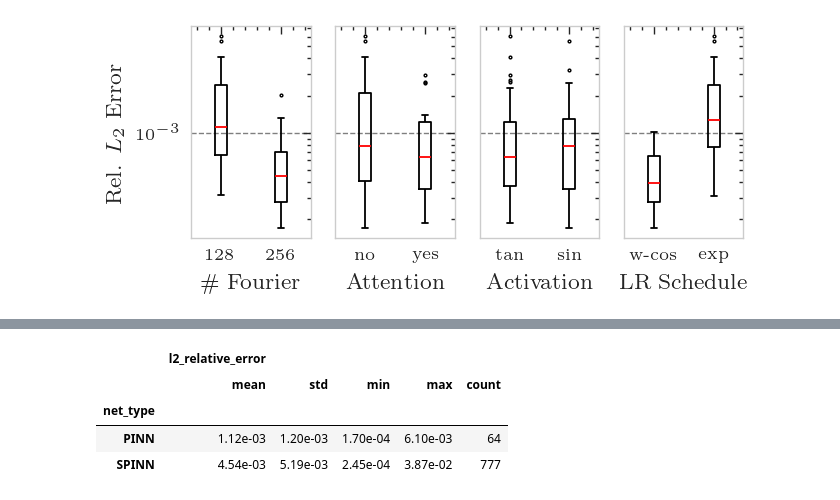
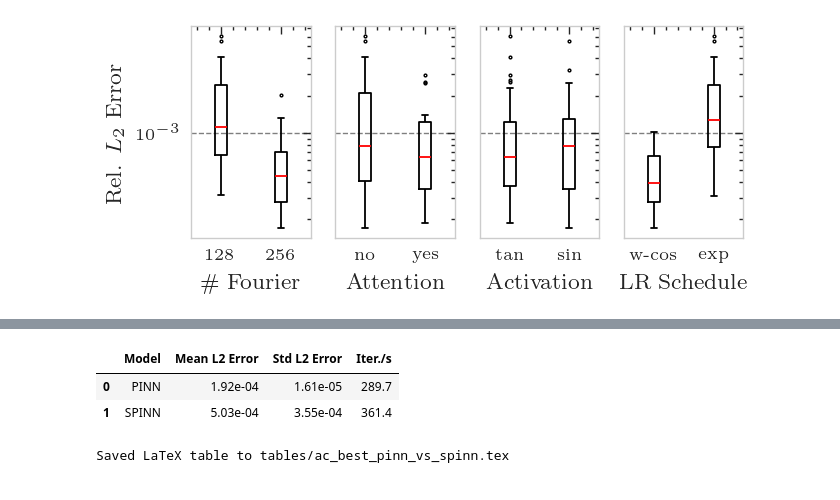
Before and after one commit to bonneted/PhD, a Jupyter notebook: chapters/III_ImprovingPINNs/05_improving_spinn_ac.ipynb, the cells around one changed output, grey strips where cells are left out. Saved outputs shown, nothing was run; the diff lists cells and outputs as text; code cells hidden in the pictures.

```diff
--- a/chapters/III_ImprovingPINNs/05_improving_spinn_ac.ipynb
+++ b/chapters/III_ImprovingPINNs/05_improving_spinn_ac.ipynb
@@ -1068,14 +848,31 @@ display(
-# %%
-display(
-    runs_df.groupby(["net_type"]).agg({'l2_relative_error': ['mean', 'std', 'min', 'max', 'count']})
-    .style
-    .background_gradient(cmap="Greens_r", subset=[('l2_relative_error', 'mean'), ('l2_relative_error', 'min'), ('l2_relative_error', 'max')])
-    .background_gradient(cmap="Reds", subset=[('l2_relative_error', 'std')])
-    .format("{:.2e}", subset=[('l2_relative_error', 'mean'), ('l2_relative_error', 'std'), ('l2_relative_error', 'min'), ('l2_relative_error', 'max')])
-)
-# %% [output]
-|  | l2_relative_error |  |  |  |  |
-|  | mean | std | min | max | count |
-| net_type |  |  |  |  |  |
-| PINN | 1.12e-03 | 1.20e-03 | 1.70e-04 | 6.10e-03 | 64 |
-| SPINN | 4.54e-03 | 5.19e-03 | 2.45e-04 | 3.87e-02 | 777 |
+# %%
+df_all = pd.concat([df_pinn, df_spinn], ignore_index=True)
+hp_cols = [c for c in ["net_type", "mlp_type", "activations", "n_fourier_features", "rank", "SA", "lr_decay", "n_iter"] if c in df_all.columns]
+
+agg_all = (df_all.groupby(hp_cols)
+    .agg(mean_l2=("l2_relative_error", "mean"), std_l2=("l2_relative_error", "std"),
+         iter_per_sec=("iterations_per_sec", "mean"), count=("l2_relative_error", "count"))
+    .reset_index())
+
+best_per_type = agg_all.loc[agg_all.groupby("net_type")["mean_l2"].idxmin()]
+
+df_best = pd.DataFrame([{
+    "Model": row["net_type"],
+    "Mean L2 Error": row["mean_l2"],
+    "Std L2 Error": row["std_l2"],
+    "Iter./s": row["iter_per_sec"],
+} for _, row in best_per_type.sort_values("mean_l2").iterrows()])
+
+display(df_best.style
+    .background_gradient(subset=["Mean L2 Error"], cmap="Greens_r")
+    .background_gradient(subset=["Iter./s"], cmap="Blues")
+    .format({"Mean L2 Error": "{:.2e}", "Std L2 Error": "{:.2e}", "Iter./s": "{:.1f}"}))
+
+if save_fig:
+    formatters = {"Mean L2 Error": "{:.2e}", "Std L2 Error": "{:.2e}", "Iter./s": "{:.1f}"}
+    save_df_to_latex(df_best, "./tables/ac_best_pinn_vs_spinn.tex", formatters=formatters)
+# %% [output]
+|  | Model | Mean L2 Error | Std L2 Error | Iter./s |
+| 0 | PINN | 1.92e-04 | 1.61e-05 | 289.7 |
+| 1 | SPINN | 5.03e-04 | 3.55e-04 | 361.4 |
+Saved LaTeX table to tables/ac_best_pinn_vs_spinn.tex
```
Also changed, not shown: parts of 7 cells of this notebook, 4 other files.
